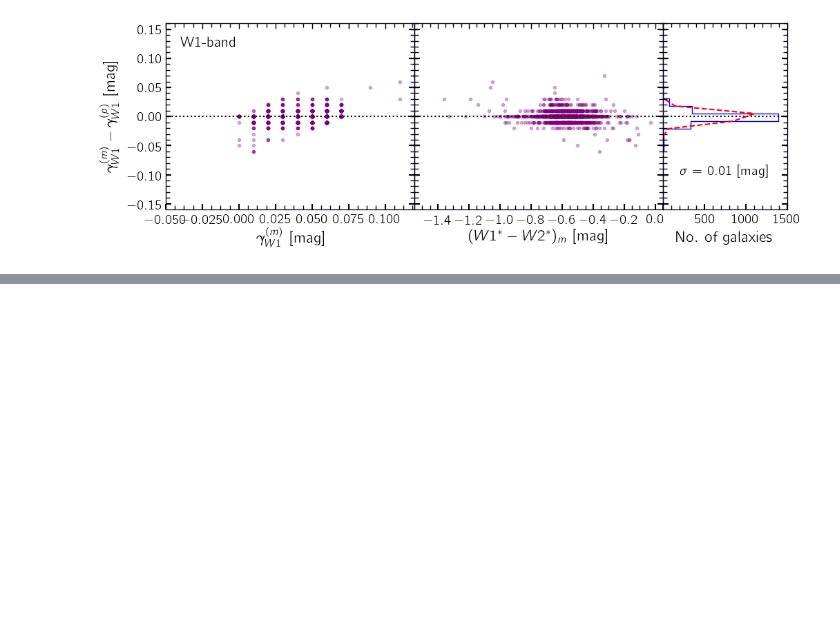
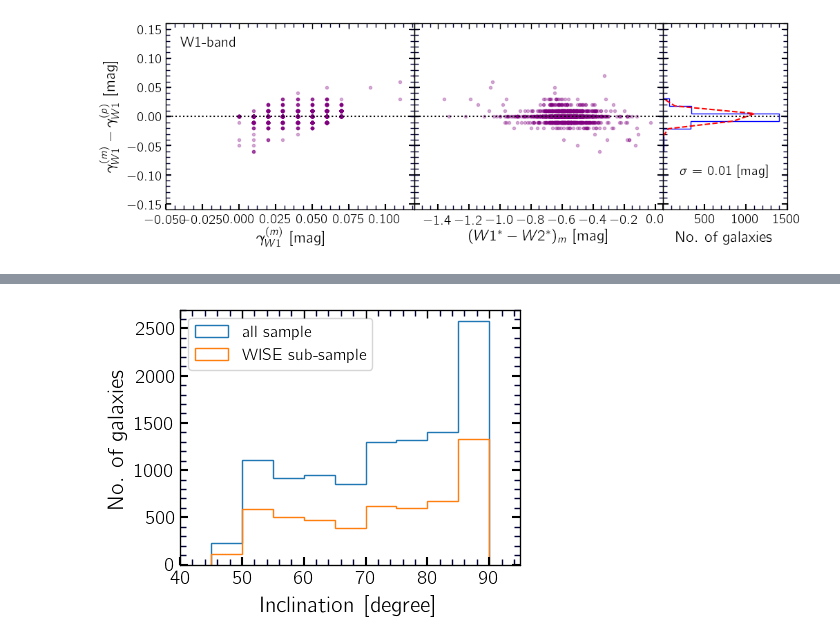
Before and after one commit to ekourkchi/TFcalibrators, a Jupyter notebook: Predictions_assessments.ipynb, the cells around one changed output, grey strips where cells are left out. Cells and saved outputs as stored; diff of their text form; code cells hidden in the pictures; blank space fills up the shorter version.

```diff
--- a/Predictions_assessments.ipynb
+++ b/Predictions_assessments.ipynb
@@ -69,6 +69,14 @@ table   = np.genfromtxt(inFile , delimiter='|', filling_values=-99999, names=Tru
 
 Sqlt = table['Sqlt']
 Wqlt = table['Wqlt']
+
+u0 = table['u']
+g0 = table['g']
+r0 = table['r']
+i0 = table['i']
+z0 = table['z']
+w10 = table['w1']
+w20 = table['w2']
 
 u_s = table['u_s']
 g_s = table['g_s']
@@ -78,8 +86,23 @@ z_s = table['z_s']
 w1_s = table['w1_s']
 w2_s = table['w2_s']
 
+u_ss = table['u_ss']
+g_ss = table['g_ss']
+r_ss = table['r_ss']
+i_ss = table['i_ss']
+z_ss = table['z_ss']
 w1_ss = table['w1_ss']
 w2_ss = table['w2_ss']
+
+u_sss = table['u_sss']
+g_sss = table['g_sss']
+r_sss = table['r_sss']
+i_sss = table['i_sss']
+z_sss = table['z_sss']
+w1_sss = table['w1_sss']
+w2_sss = table['w2_sss']
+
+R_source = table['R_source']
 
 gamma_u = table['gamma_u']
 gamma_g = table['gamma_g']
@@ -597,0 +681,21 @@ ax__.set_xticklabels(a)
+# %%
+indx, = np.where(np.logical_or(R_source==2,R_source==1))    # W2 is used for reddening correction
+sub_inc = table['inc'][indx]
+inc = table['inc']
+
+
+fig = plt.figure(figsize=(4, 3), dpi=100)
+ax = fig.add_axes([0.13, 0.1, 0.85,  0.85])
+
+ax.hist(inc, bins=9, histtype='step', label='all sample')
+ax.hist(sub_inc, bins=9, histtype='step', label='WISE sub-sample')
+
+ax.legend(prop={'size': 12}, loc=2)
+
+ax.set_xlabel('Inclination [degree]', fontsize=16)
+ax.set_ylabel('No. of galaxies', fontsize=16)
+
+
+set_axes([ax], [40,95], [0,2700])
+# %% [output]
+[figure, added]
```
Also changed, not shown: parts of 5 cells of this notebook, 2 other files.
